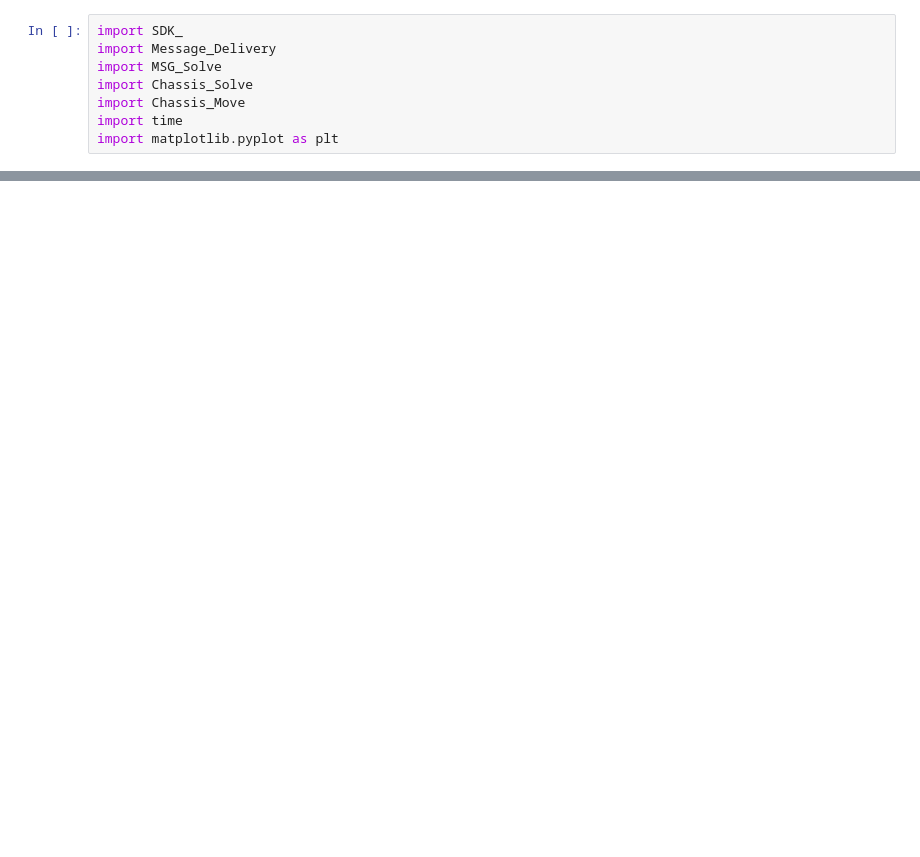
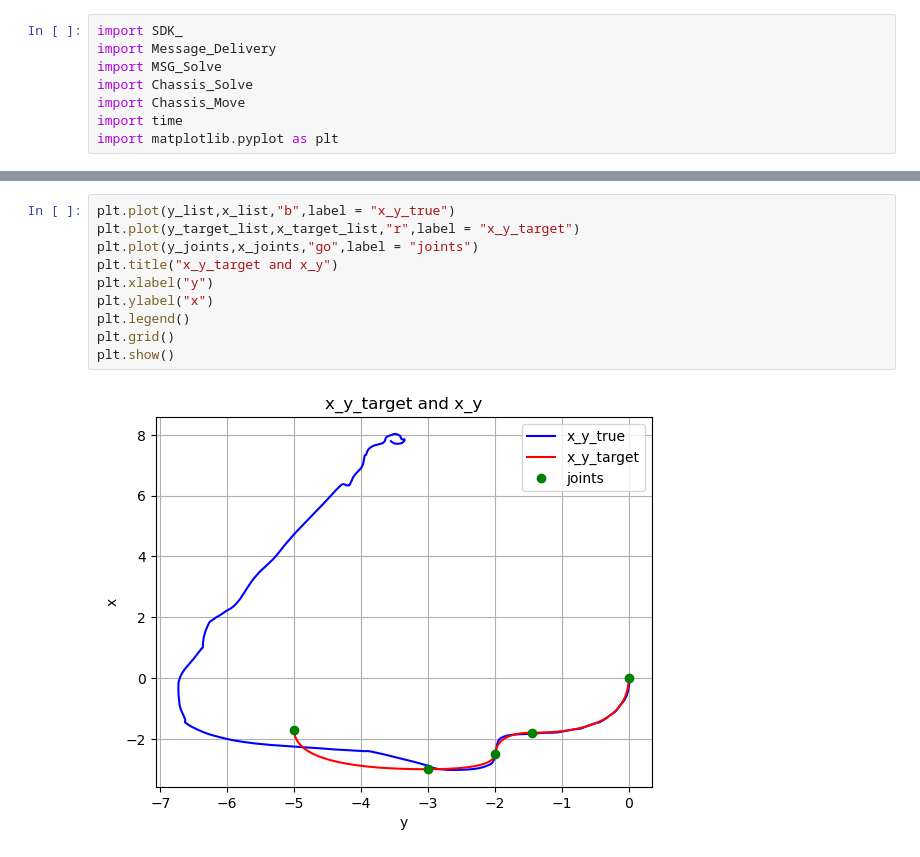
Before and after one commit to InitRobot/XNWYMRM_self_define_control, a Jupyter notebook: SDK_get_msg/auto_time_move.ipynb, the cells around one changed output, grey strips where cells are left out. Cells and saved outputs as stored; diff of their text form; blank space fills up the shorter version.

```diff
--- a/SDK_get_msg/auto_time_move.ipynb
+++ b/SDK_get_msg/auto_time_move.ipynb
@@ -147,0 +179,12 @@ plt.show()
+# %%
+plt.plot(y_list,x_list,"b",label = "x_y_true")
+plt.plot(y_target_list,x_target_list,"r",label = "x_y_target")
+plt.plot(y_joints,x_joints,"go",label = "joints")
+plt.title("x_y_target and x_y")
+plt.xlabel("y")
+plt.ylabel("x")
+plt.legend()
+plt.grid()
+plt.show()
+# %% [output]
+[figure, added]
```
Also changed, not shown: parts of 8 cells of this notebook, 1 other file.
